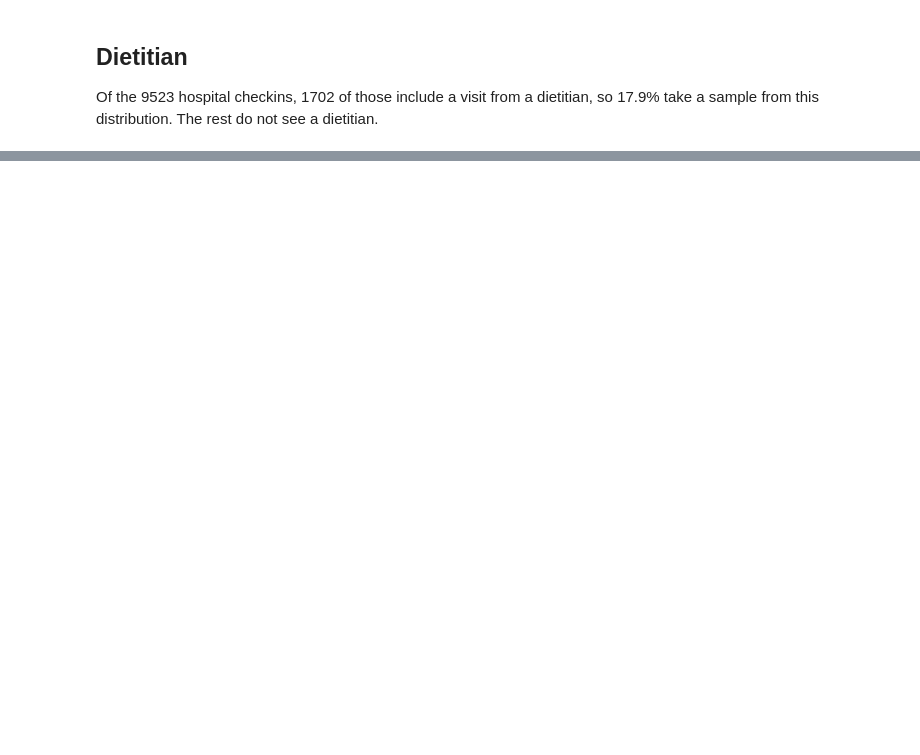
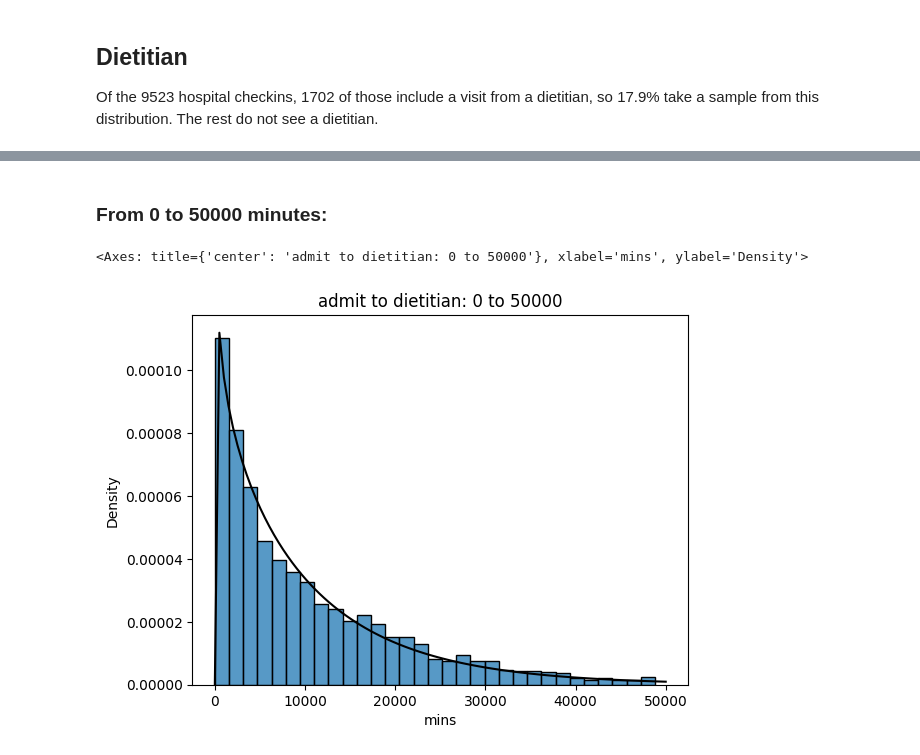
Before and after one commit to emilydormody/Synthetic-Stroke-Data, a Jupyter notebook: histogram_summaries.ipynb, the cells around one changed output, grey strips where cells are left out. Cells and saved outputs as stored; diff of their text form; code cells hidden in the pictures; blank space fills up the shorter version.

```diff
--- a/histogram_summaries.ipynb
+++ b/histogram_summaries.ipynb
@@ -739,0 +745,12 @@ Of the 9523 hospital checkins, 1702 of those include a visit from a dietitian, s
+# %% [markdown]
+### From 0 to 50000 minutes:
+# %%
+data = nutri[nutri['mins']<50000]
+data = data[data['mins']>0]
+sns.histplot(x='mins', data=data, stat='density').set(title='admit to dietitian: 0 to 50000')
+x = np.linspace(0, 50000, 100)
+a, loc, scale = stats.gamma.fit(data['mins'])
+sns.lineplot(x=x, y=stats.gamma.pdf(x,a,loc,scale), color='black')
+# %% [output]
+<Axes: title={'center': 'admit to dietitian: 0 to 50000'}, xlabel='mins', ylabel='Density'>
+[figure, added]
```
Also changed, not shown: parts of 35 cells of this notebook.
